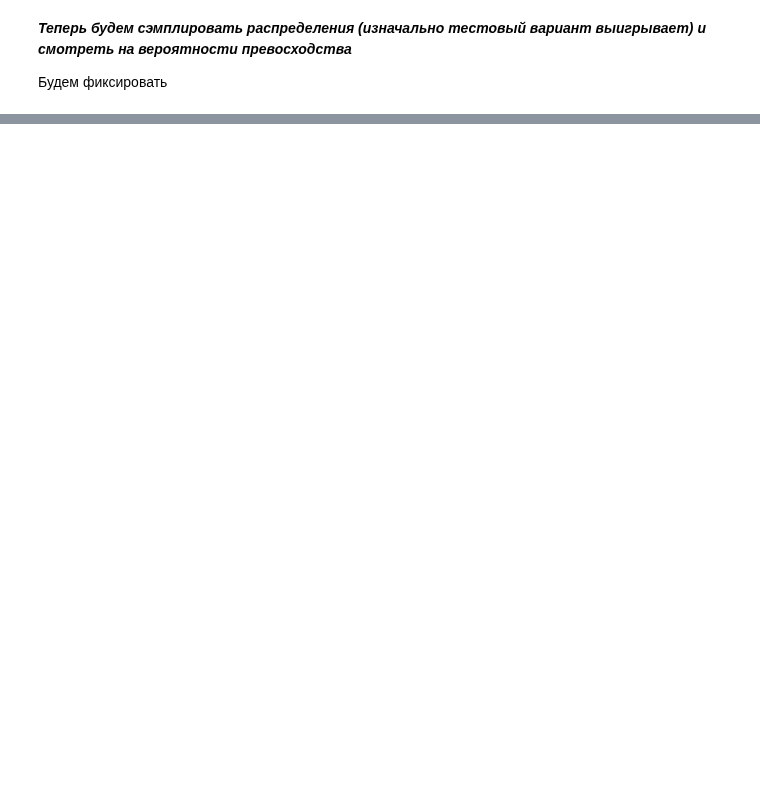
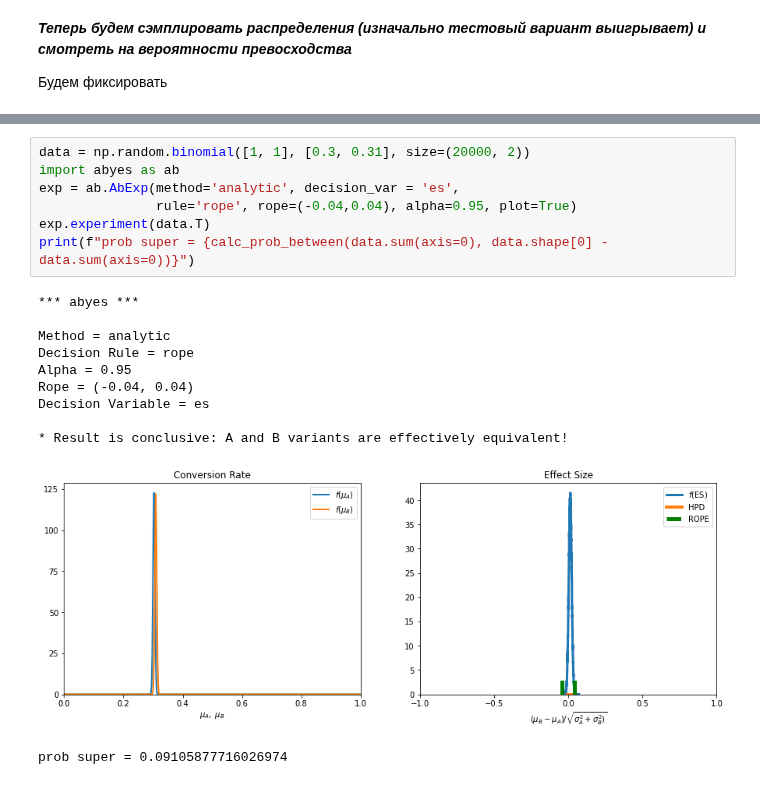
Before and after one commit to iakubovskii7/AB, a Jupyter notebook: Bayesian_theory_implementing.ipynb, the cells around one changed output, grey strips where cells are left out. Cells and saved outputs as stored; diff of their text form; blank space fills up the shorter version.

```diff
--- a/Bayesian_theory_implementing.ipynb
+++ b/Bayesian_theory_implementing.ipynb
@@ -207 +135,20 @@ nan
+# %%
+data = np.random.binomial([1, 1], [0.3, 0.31], size=(20000, 2))
+import abyes as ab
+exp = ab.AbExp(method='analytic', decision_var = 'es',
+               rule='rope', rope=(-0.04,0.04), alpha=0.95, plot=True)
+exp.experiment(data.T)
+print(f"prob super = {calc_prob_between(data.sum(axis=0), data.shape[0] - data.sum(axis=0))}")
+# %% [output]
+*** abyes ***
+
+Method = analytic
+Decision Rule = rope
+Alpha = 0.95
+Rope = (-0.04, 0.04)
+Decision Variable = es
+
+* Result is conclusive: A and B variants are effectively equivalent!
+[figure, added]
+prob super = 0.09105877716026974
 # %%
```
Also changed, not shown: parts of 34 cells of this notebook, 1 other file.
